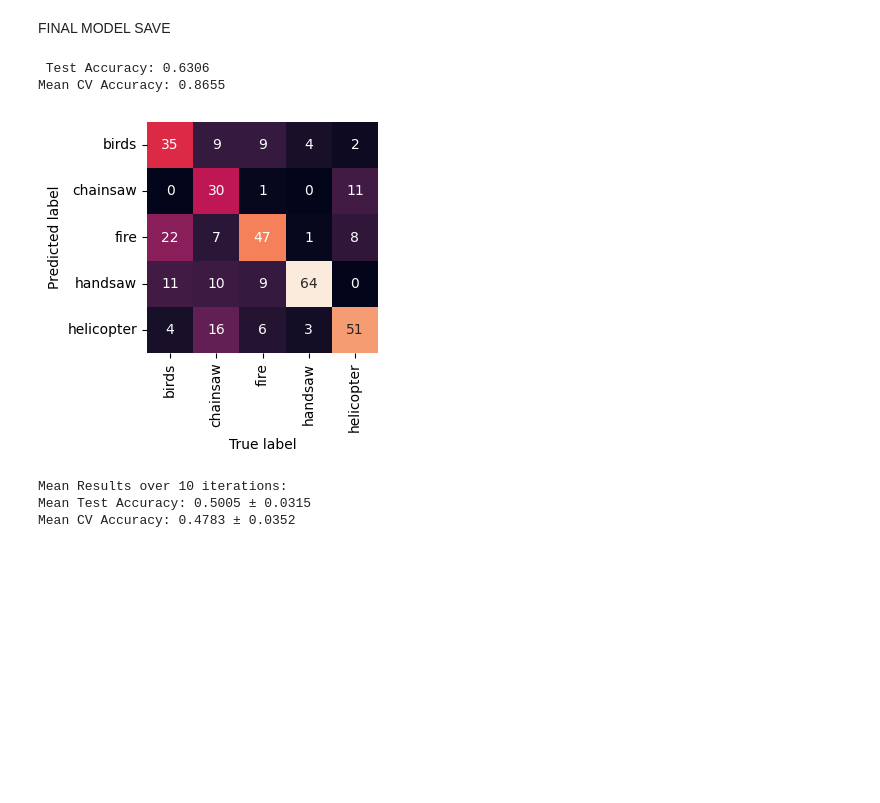
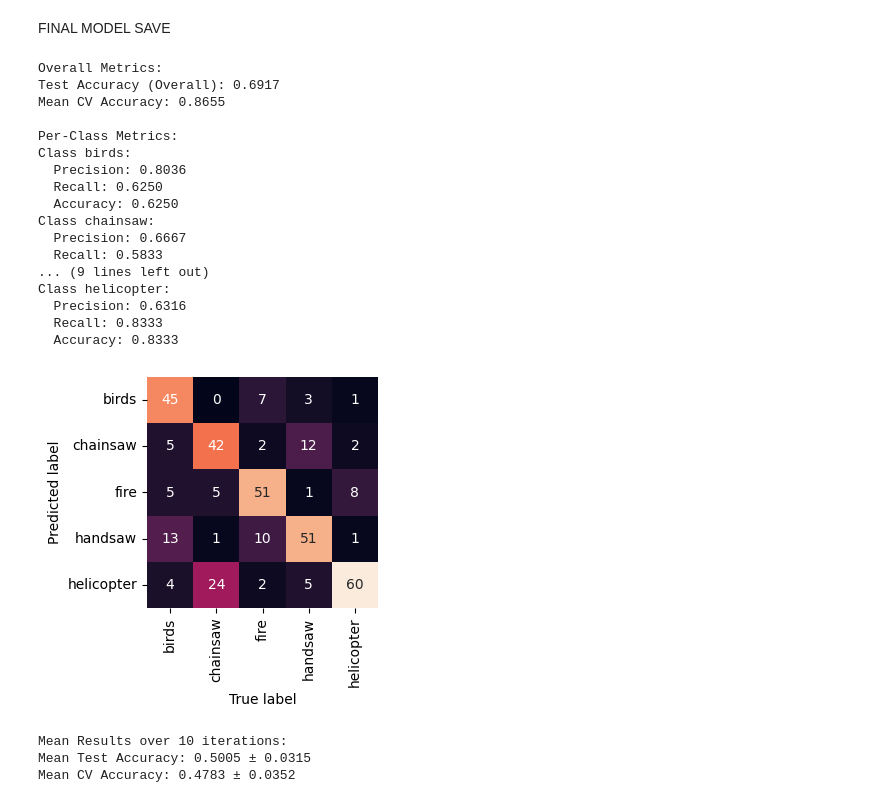
Before and after one commit to ppasture/LELEC210X, a Jupyter notebook: classification/h5a2_audio.ipynb, the cells around one changed output. Drawn from its saved outputs; the diff is of its cells as text; code cells hidden in the pictures; blank space fills up the shorter version.

Commit message:
with final model and uart modified

```diff
--- a/classification/h5a2_audio.ipynb
+++ b/classification/h5a2_audio.ipynb
@@ -774,8 +774,8 @@ import numpy as np
 import pickle
 from sklearn.ensemble import RandomForestClassifier
 from sklearn.model_selection import cross_val_score
+from sklearn.metrics import confusion_matrix, precision_score, recall_score
 from classification.utils.utils import accuracy
-from sklearn.metrics import confusion_matrix
 from collections import defaultdict
 
 # Directories
@@ -785,9 +785,9 @@ os.makedirs(fm_dir, exist_ok=True)
 os.makedirs(model_dir, exist_ok=True)
 
 # Load dataset
-X_augmented = np.load(fm_dir + "feature_matrix_2D_final.npy")
+X_augmented = np.load(fm_dir + "augmented_feature_matrix_2D_final.npy")
 X_augmented = X_augmented / np.linalg.norm(X_augmented, axis=1, keepdims=True)  # Normalization
-y_augmented = np.load(fm_dir + "labels_2D_final.npy", allow_pickle=True)
+y_augmented = np.load(fm_dir + "augmented_labels_2D_final.npy", allow_pickle=True)
 
 X_original = X_augmented[:200]
 y_original = y_augmented[:200]
@@ -830,40 +830,78 @@ for i in range(1, augmentation_factor):  # Skip the original (already included)
 # Dimension reduction
 rf_dim_reducer = RandomForestClassifier(n_estimators=100, random_state=42)
 rf_dim_reducer.fit(X_train, y_train)
 importances = rf_dim_reducer.feature_importances_
 top_features_idx = np.argsort(importances)[::-1][:200]
 X_train = X_train[:, top_features_idx]
 X_test = X_test[:, top_features_idx]
 
 # Train the Random Forest model
 model = RandomForestClassifier(
     n_estimators=200,
     max_depth=20,
     min_samples_split=5,
     min_samples_leaf=2,
     random_state=42
 )
 model.fit(X_train, y_train)
 
 # Evaluate model
 predict = model.predict(X_test)
-test_accuracy = accuracy(predict, y_test)
+
+# Compute metrics for each class
+classes = np.unique(y_test)
+precision_per_class = precision_score(y_test, predict, average=None, labels=classes)
+recall_per_class = recall_score(y_test, predict, average=None, labels=classes)
+
+test_accuracy_per_class = []
+conf_matrix = confusion_matrix(y_test, predict, labels=classes)
+
+for i, cls in enumerate(classes):
+    # Calculate accuracy for each class
+    class_accuracy = conf_matrix[i, i] / conf_matrix[i, :].sum()
+    test_accuracy_per_class.append(class_accuracy)
+
+# Cross-validation accuracy
 cv_scores = cross_val_score(model, X_train, y_train, cv=10, scoring='accuracy')
 mean_cv_accuracy = np.mean(cv_scores)
 
+# Print results
+print("\nOverall Metrics:")
+print(f"Test Accuracy (Overall): {accuracy(predict, y_test):.4f}")
+print(f"Mean CV Accuracy: {mean_cv_accuracy:.4f}")
 
-# Print results
-print(f" Test Accuracy: {test_accuracy:.4f}")
-print(f"Mean CV Accuracy: {mean_cv_accuracy:.4f}")
+print("\nPer-Class Metrics:")
+for i, cls in enumerate(classes):
+    print(f"Class {cls}:")
+    print(f"  Precision: {precision_per_class[i]:.4f}")
+    print(f"  Recall: {recall_per_class[i]:.4f}")
+    print(f"  Accuracy: {test_accuracy_per_class[i]:.4f}")
+
 show_confusion_matrix(predict, y_test, classnames)
 
+
 # SAVE THE MODEL
-filename = "model.pickle"
+filename = "augmented_model.pickle"
 pickle.dump(model, open(model_dir + filename, "wb"))
 # %% [output]
- Test Accuracy: 0.6306
+Overall Metrics:
+Test Accuracy (Overall): 0.6917
 Mean CV Accuracy: 0.8655
+
+Per-Class Metrics:
+Class birds:
+  Precision: 0.8036
+  Recall: 0.6250
+  Accuracy: 0.6250
+Class chainsaw:
+  Precision: 0.6667
+  Recall: 0.5833
+... (9 lines left out)
+Class helicopter:
+  Precision: 0.6316
+  Recall: 0.8333
+  Accuracy: 0.8333
-[figure, old version]
+[figure, new version]
 # %%
 import os
 import numpy as np
```
Also changed, not shown: parts of 1 cell of this notebook, 9 other files.
